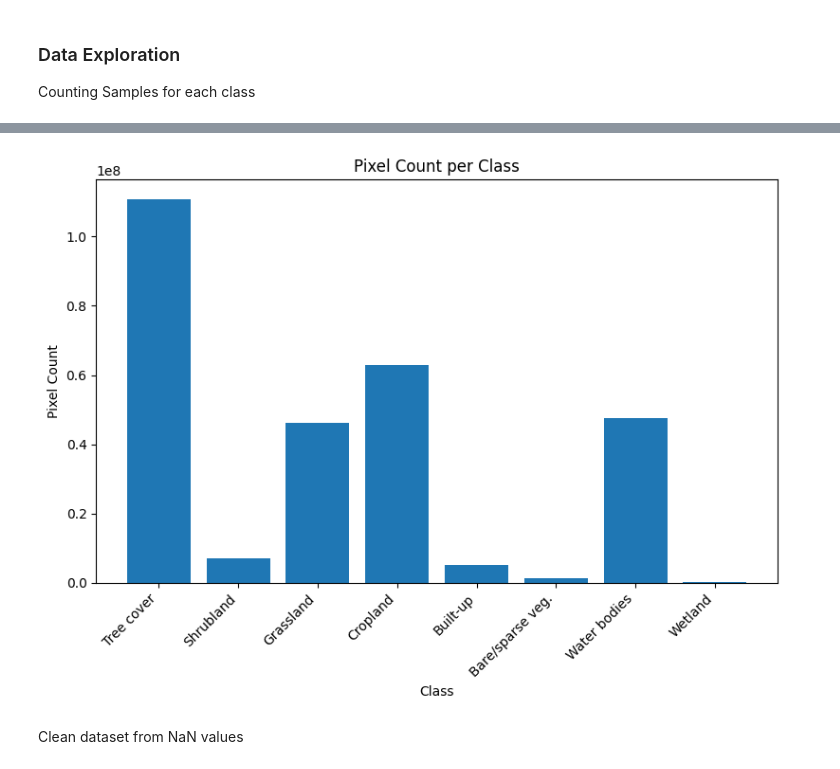
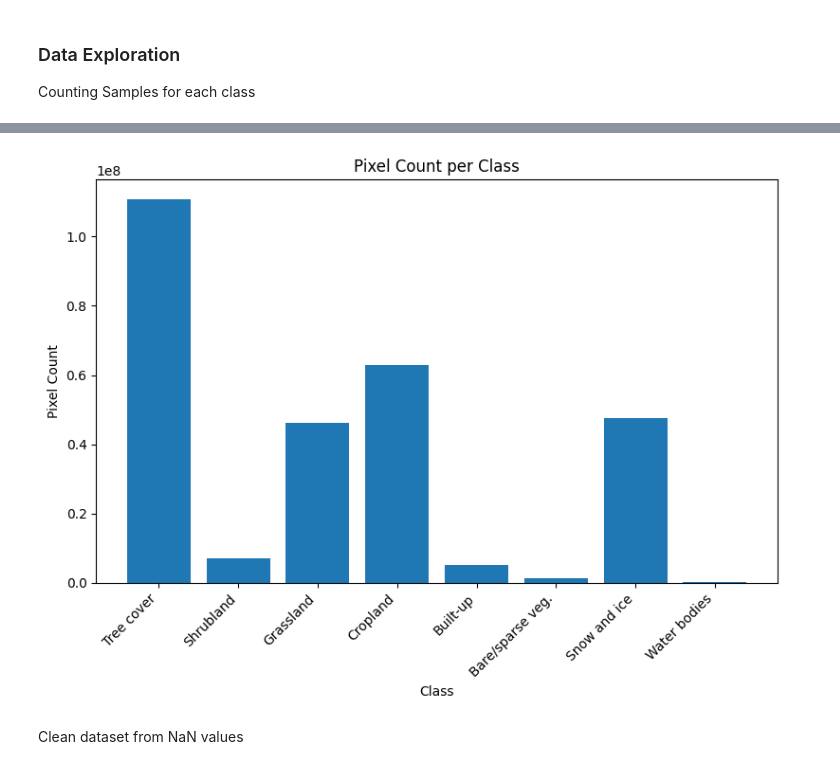
Before and after one commit to pervolarakis2001/land_cover_mapping, a Jupyter notebook: pipeline.ipynb, the cells around one changed output, grey strips where cells are left out. Cells and saved outputs as stored; diff of their text form; code cells hidden in the pictures.

```diff
--- a/pipeline.ipynb
+++ b/pipeline.ipynb
@@ -46,42 +115,42 @@ Counting Samples for each class
 # %%
 pixel_class_counts = Counter()
 for i in range(len(dataset)):
     _, mask = dataset[i]
 
     if hasattr(mask, "numpy"):
         mask = mask.numpy()
     class_counts = Counter(mask.flatten())
     pixel_class_counts.update(class_counts)
 
 class_names = {
-    10: "Tree cover",
-    20: "Shrubland",
-    30: "Grassland",
-    40: "Cropland",
-    50: "Built-up",
-    60: "Bare/sparse veg.",
-    70: "Snow and ice",
-    80: "Water bodies",
-    90: "Wetland",
-    95: "Mangroves",
-    100: "Moss/lichen",
+    0: "Tree cover",
+    1: "Shrubland",
+    2: "Grassland",
+    3: "Cropland",
+    4: "Built-up",
+    5: "Bare/sparse veg.",
+    6: "Snow and ice",
+    7: "Water bodies",
+    8: "Wetland",
+    9: "Mangroves",
+    10: "Moss/lichen",
 }
 
 # Create lists for plotting
 classes = sorted(pixel_class_counts.keys())
 counts = [pixel_class_counts[c] for c in classes]
 labels = [class_names.get(c, f"Class {c}") for c in classes]
 
 # Plotting
 plt.figure(figsize=(8, 6))
 bars = plt.bar(labels, counts)
 plt.title("Pixel Count per Class")
 plt.xlabel("Class")
 plt.ylabel("Pixel Count")
 plt.xticks(rotation=45, ha="right")
 plt.tight_layout()
 # %% [output]
-[figure, old version]
+[figure, new version]
 # %% [markdown]
 Clean dataset from NaN values
 # %%
```
Also changed, not shown: parts of 13 cells of this notebook, 4 other files.
